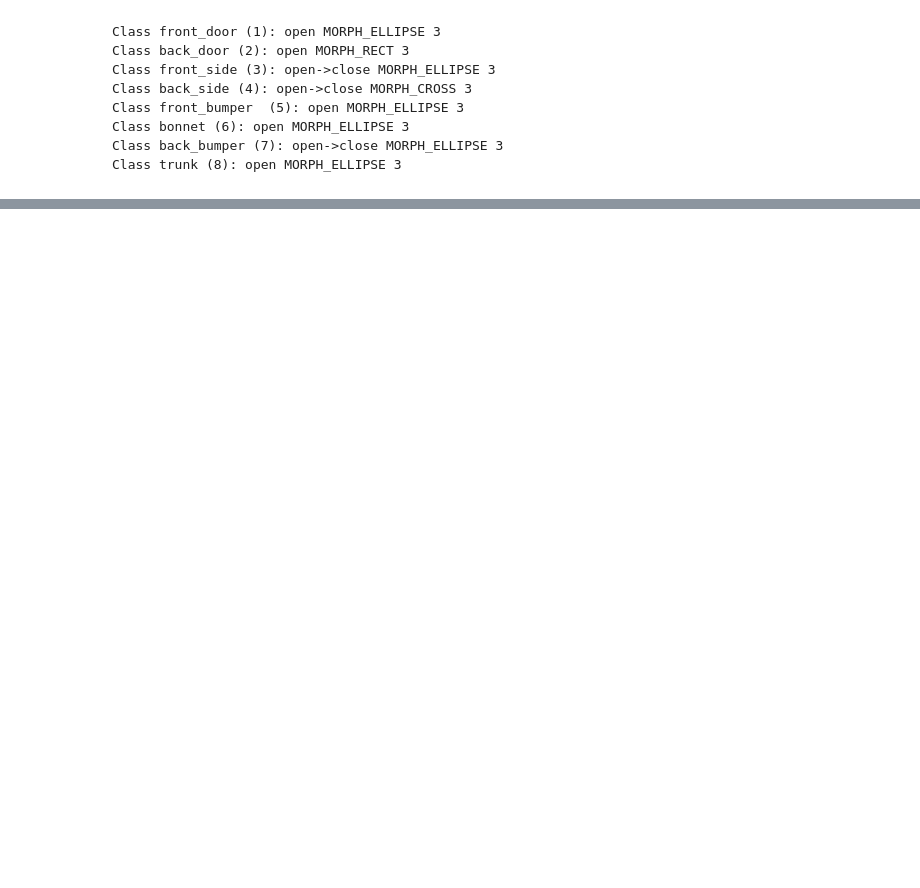
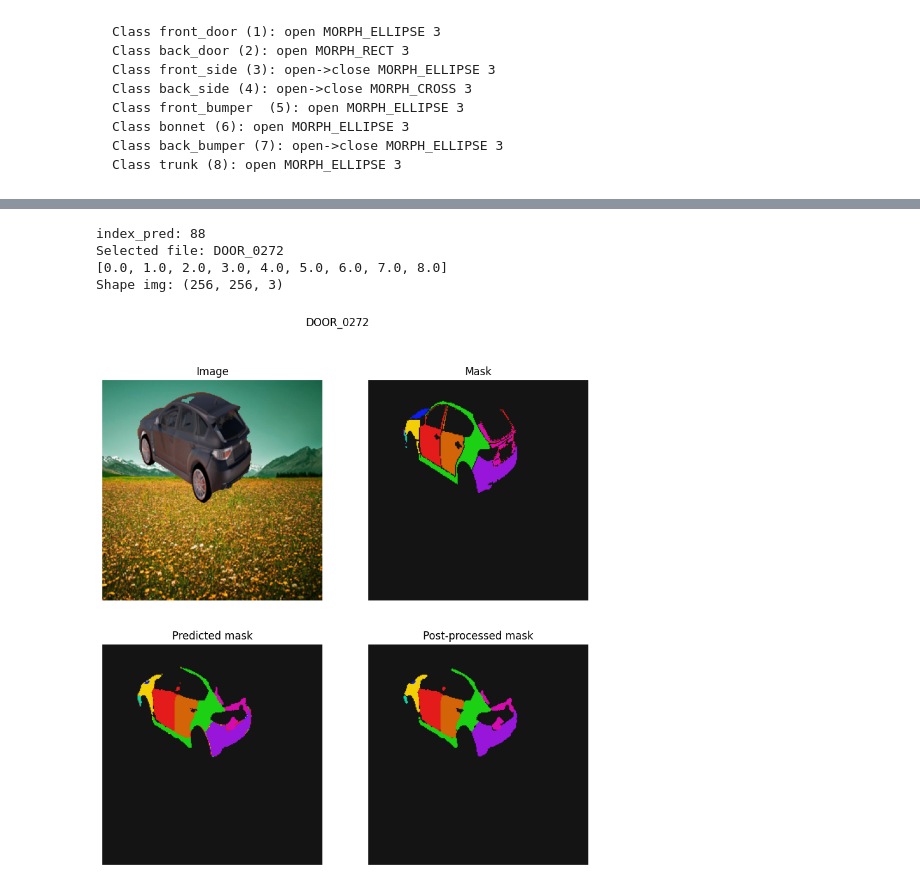
Before and after one commit to LaurineDargaud/dl_kitkars, a Jupyter notebook: notebooks/morphological_operations.ipynb, the cells around one changed output, grey strips where cells are left out. Cells and saved outputs as stored; diff of their text form; code cells hidden in the pictures; blank space fills up the shorter version.

```diff
--- a/notebooks/morphological_operations.ipynb
+++ b/notebooks/morphological_operations.ipynb
@@ -565,0 +576,48 @@ Class trunk (8): open MORPH_ELLIPSE 3
+# %%
+# see a random picture
+
+index_pred = np.random.randint(len(all_predictions_paths))
+stem_ex = all_predictions_stems[index_pred]
+print('index_pred:', index_pred)
+print('Selected file:', stem_ex)
+
+index = np.argwhere(all_stems == stem_ex)[0][0]
+img_ex = all_files[index]
+
+labels_in_img = list(set(img_ex[3].flatten()))
+print(labels_in_img)
+
+anImage = (np.transpose(img_ex[:3], (1, 2, 0))*255).astype(int)
+print('Shape img:', anImage.shape)
+
+plt.figure(figsize=(10,10), facecolor='white')
+plt.suptitle(stem_ex)
+
+plt.subplot(2,2,1)
+plt.title('Image')
+plt.imshow(anImage)
+plt.axis(False)
+
+plt.subplot(2,2,2)
+plt.title('Mask')
+plt.imshow(mask_to_rgb(img_ex[3]), cmap='jet')
+plt.axis(False)
+
+plt.subplot(2,2,3)
+plt.title('Predicted mask')
+plt.imshow(mask_to_rgb(all_predictions[index_pred]), cmap='jet')
+plt.axis(False)
+
+plt.subplot(2,2,4)
+plt.title('Post-processed mask')
+plt.imshow(mask_to_rgb(post_processing(all_predictions[index_pred])), cmap='jet')
+plt.axis(False)
+
+
+plt.show()
+# %% [output]
+index_pred: 88
+Selected file: DOOR_0272
+[0.0, 1.0, 2.0, 3.0, 4.0, 5.0, 6.0, 7.0, 8.0]
+Shape img: (256, 256, 3)
+[figure, added]
```
Also changed, not shown: parts of 35 cells of this notebook, 1 other file.
